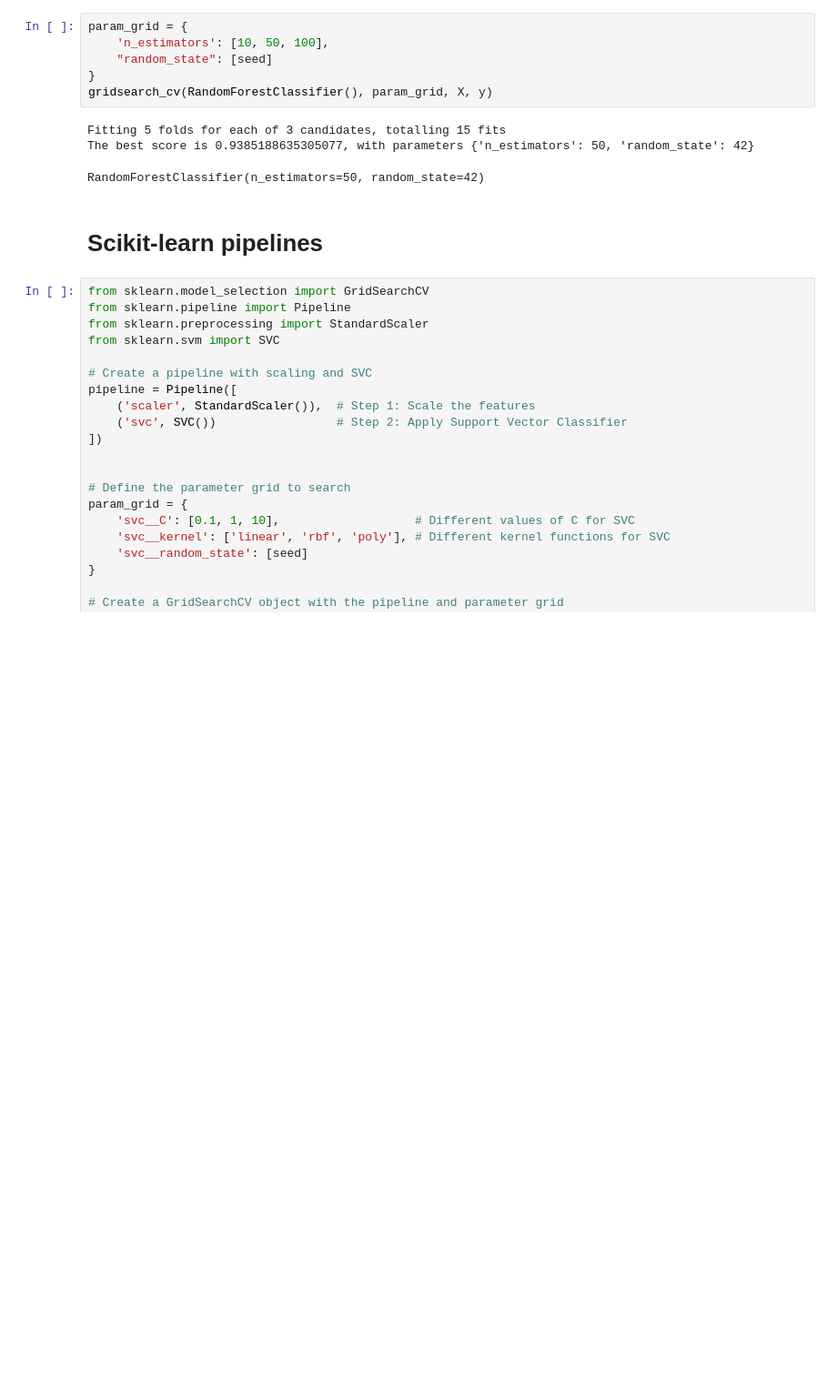
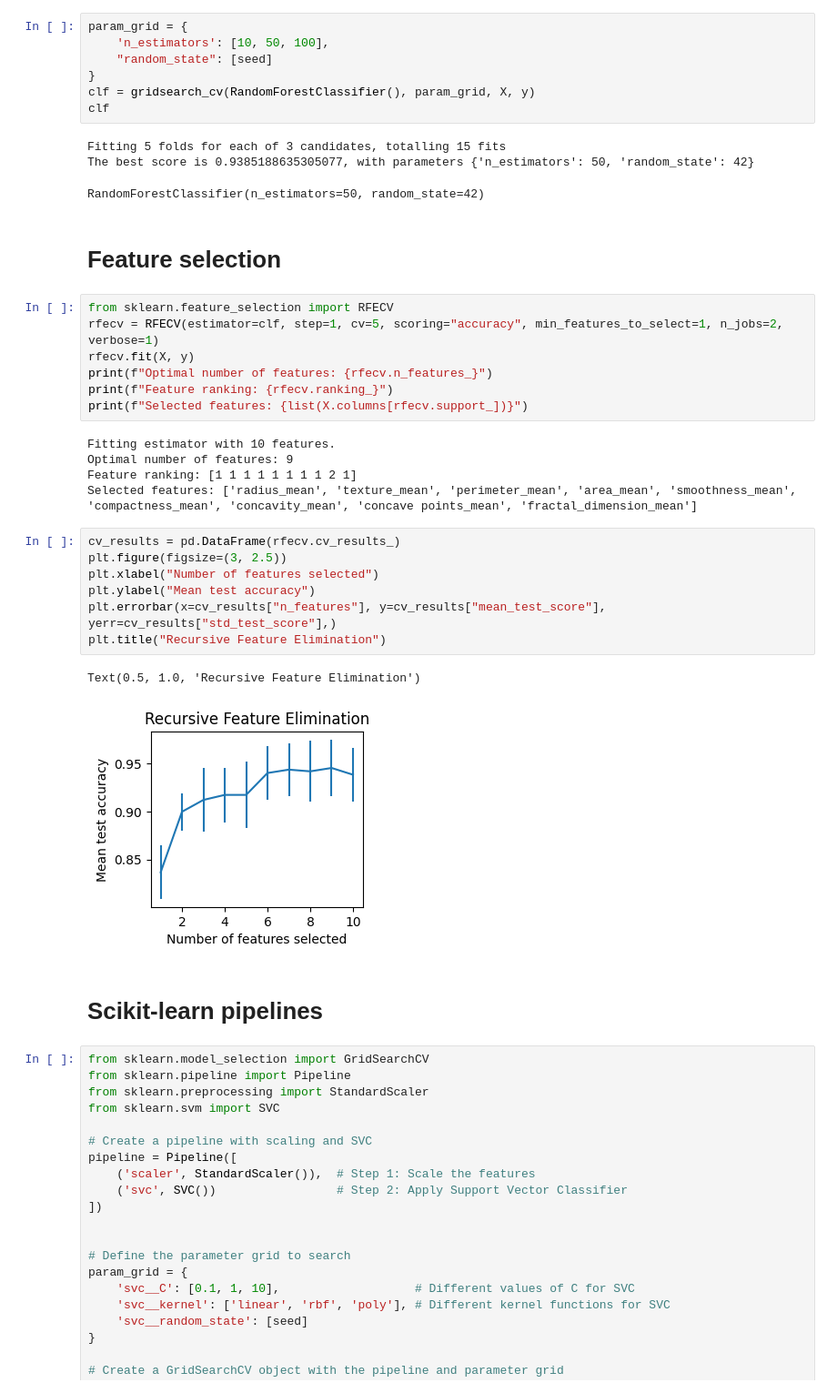
Before and after one commit to w4bo/AA2425-unibo-mldm, a Jupyter notebook: slides/lab-09-breastcancer.solution.ipynb, the cells around one changed output. Shown at 91% size. Cells and saved outputs as stored; diff of their text form; blank space fills up the shorter version.

```diff
--- a/slides/lab-09-breastcancer.solution.ipynb
+++ b/slides/lab-09-breastcancer.solution.ipynb
@@ -532,11 +527,36 @@ param_grid = {
     'n_estimators': [10, 50, 100],
     "random_state": [seed]
 }
-gridsearch_cv(RandomForestClassifier(), param_grid, X, y)
+clf = gridsearch_cv(RandomForestClassifier(), param_grid, X, y)
+clf
 # %% [output]
 Fitting 5 folds for each of 3 candidates, totalling 15 fits
 The best score is 0.9385188635305077, with parameters {'n_estimators': 50, 'random_state': 42}
 RandomForestClassifier(n_estimators=50, random_state=42)
+# %% [markdown]
+# Feature selection
+# %%
+from sklearn.feature_selection import RFECV
+rfecv = RFECV(estimator=clf, step=1, cv=5, scoring="accuracy", min_features_to_select=1, n_jobs=2, verbose=1)
+rfecv.fit(X, y)
+print(f"Optimal number of features: {rfecv.n_features_}")
+print(f"Feature ranking: {rfecv.ranking_}")
+print(f"Selected features: {list(X.columns[rfecv.support_])}")
+# %% [output]
+Fitting estimator with 10 features.
+Optimal number of features: 9
+Feature ranking: [1 1 1 1 1 1 1 1 2 1]
+Selected features: ['radius_mean', 'texture_mean', 'perimeter_mean', 'area_mean', 'smoothness_mean', 'compactness_mean', 'concavity_mean', 'concave points_mean', 'fractal_dimension_mean']
+# %%
+cv_results = pd.DataFrame(rfecv.cv_results_)
+plt.figure(figsize=(3, 2.5))
+plt.xlabel("Number of features selected")
+plt.ylabel("Mean test accuracy")
+plt.errorbar(x=cv_results["n_features"], y=cv_results["mean_test_score"], yerr=cv_results["std_test_score"],)
+plt.title("Recursive Feature Elimination")
+# %% [output]
+Text(0.5, 1.0, 'Recursive Feature Elimination')
+[figure, added]
 # %% [markdown]
 # Scikit-learn pipelines
 # %%
```
Also changed, not shown: parts of 17 cells of this notebook.
